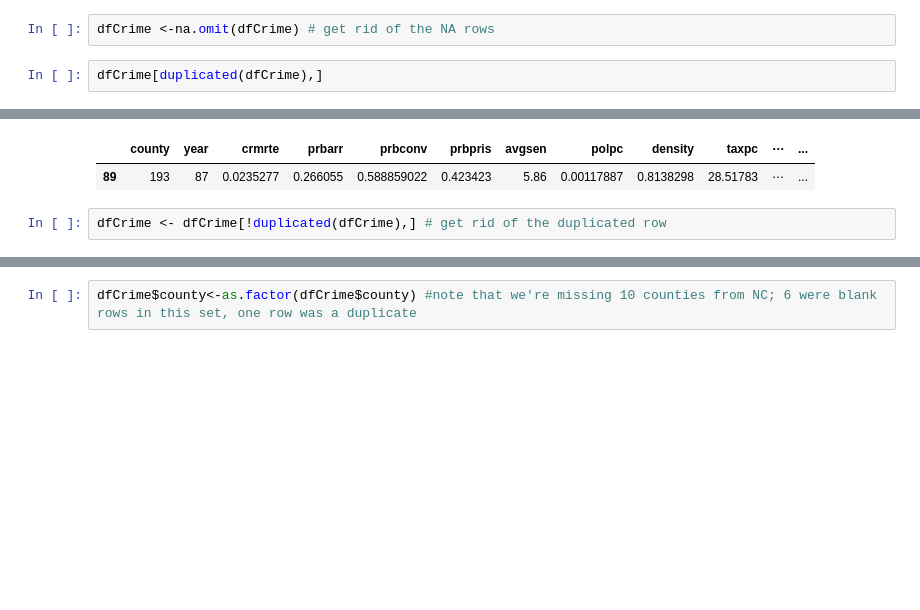
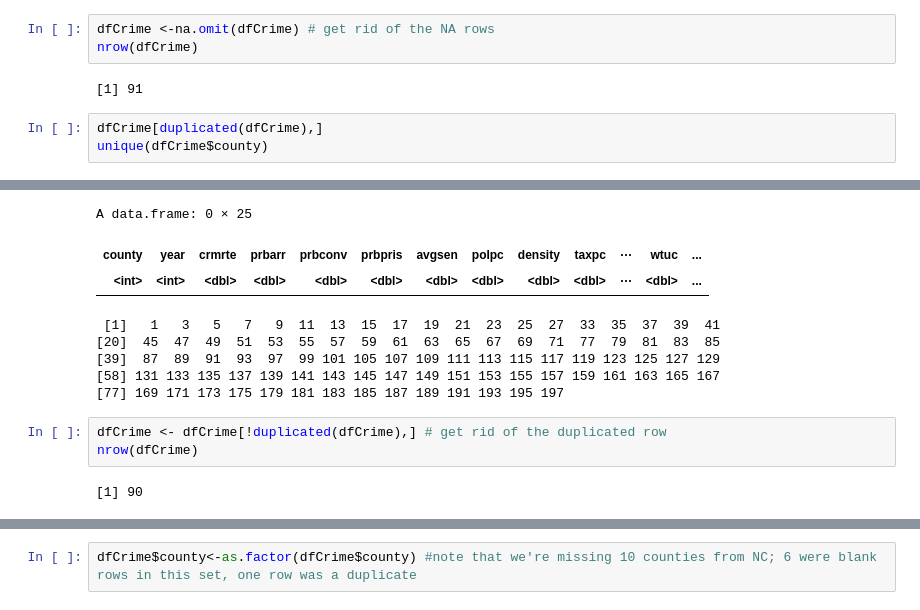
Before and after one commit to kevin-hartman/MIDS_W203_5_Lab3, a Jupyter notebook: kevin_scratchpad.ipynb, the cells around one changed output, grey strips where cells are left out. Cells and saved outputs as stored; diff of their text form; blank space fills up the shorter version.

```diff
--- a/kevin_scratchpad.ipynb
+++ b/kevin_scratchpad.ipynb
@@ -69,5 +57,9 @@ dfCrime[is.na(dfCrime),]
 # %%
 dfCrime <-na.omit(dfCrime) # get rid of the NA rows
+nrow(dfCrime)
+# %% [output]
+[1] 91
 # %%
 dfCrime[duplicated(dfCrime),]
+unique(dfCrime$county)
 # %% [output]
@@ -74,6 +70,15 @@ dfCrime[duplicated(dfCrime),]
+A data.frame: 0 × 25
-|  | county | year | crmrte | prbarr | prbconv | prbpris | avgsen | polpc | density | taxpc | ⋯ | ... |
-| 89 | 193 | 87 | 0.0235277 | 0.266055 | 0.588859022 | 0.423423 | 5.86 | 0.00117887 | 0.8138298 | 28.51783 | ⋯ | ... |
+| county | year | crmrte | prbarr | prbconv | prbpris | avgsen | polpc | density | taxpc | ⋯ | wtuc | ... |
+| <int> | <int> | <dbl> | <dbl> | <dbl> | <dbl> | <dbl> | <dbl> | <dbl> | <dbl> | ⋯ | <dbl> | ... |
+ [1]   1   3   5   7   9  11  13  15  17  19  21  23  25  27  33  35  37  39  41
+[20]  45  47  49  51  53  55  57  59  61  63  65  67  69  71  77  79  81  83  85
+[39]  87  89  91  93  97  99 101 105 107 109 111 113 115 117 119 123 125 127 129
+[58] 131 133 135 137 139 141 143 145 147 149 151 153 155 157 159 161 163 165 167
+[77] 169 171 173 175 179 181 183 185 187 189 191 193 195 197
 # %%
 dfCrime <- dfCrime[!duplicated(dfCrime),] # get rid of the duplicated row
+nrow(dfCrime)
+# %% [output]
+[1] 90
 # %%
 dfCrime$prbconv<-as.numeric(levels(dfCrime$prbconv))[dfCrime$prbconv]
```
Also changed, not shown: parts of 9 cells of this notebook, 3 other files.
